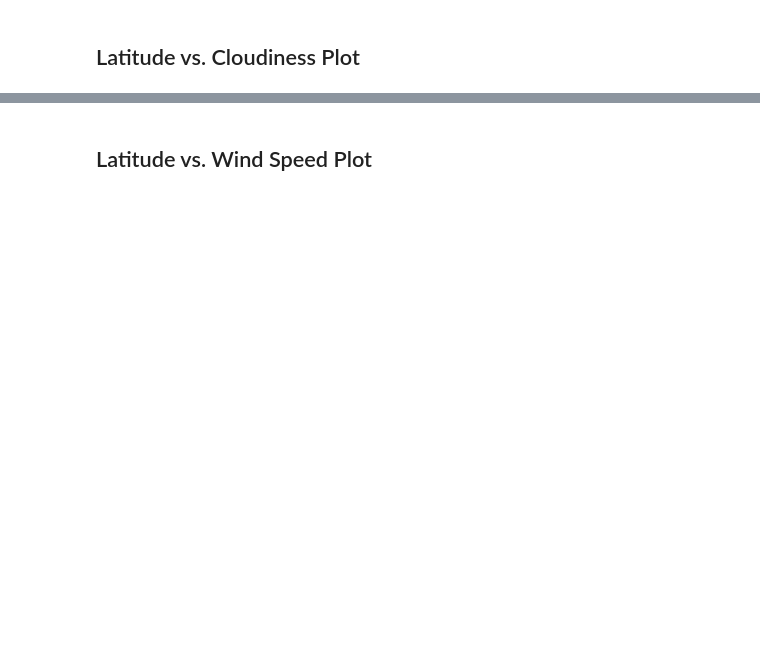
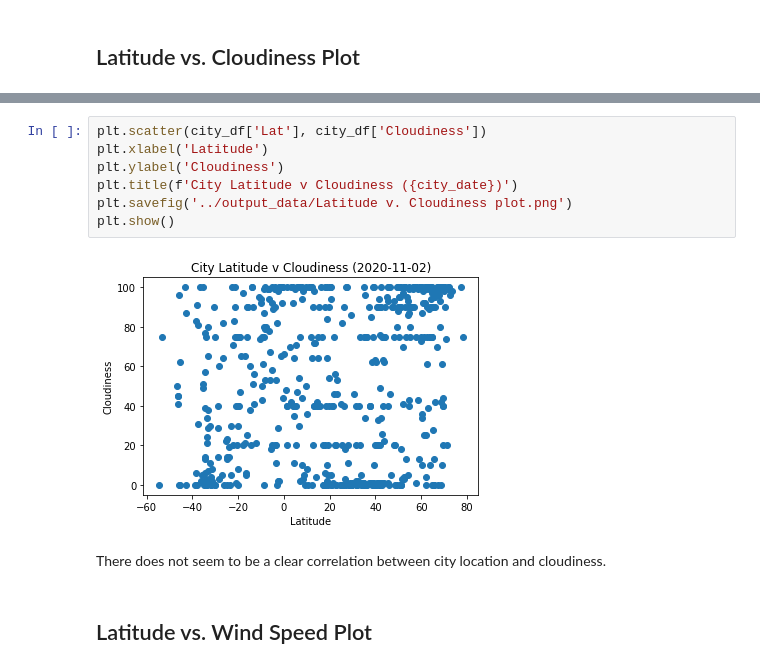
Before and after one commit to staceywai/python-api-challenge, a Jupyter notebook: WeatherPy/WeatherPy.ipynb, the cells around one changed output, grey strips where cells are left out. Drawn from its saved outputs; the diff is of its cells as text; blank space fills up the shorter version.

```diff
--- a/WeatherPy/WeatherPy.ipynb
+++ b/WeatherPy/WeatherPy.ipynb
@@ -148,2 +218,13 @@ Int64Index([], dtype='int64')
+# %%
+plt.scatter(city_df['Lat'], city_df['Cloudiness'])
+plt.xlabel('Latitude')
+plt.ylabel('Cloudiness')
+plt.title(f'City Latitude v Cloudiness ({city_date})')
+plt.savefig('../output_data/Latitude v. Cloudiness plot.png')
+plt.show()
+# %% [output]
+[figure, added]
+# %% [markdown]
+There does not seem to be a clear correlation between city location and cloudiness.
 # %% [markdown]
 ## Latitude vs. Wind Speed Plot
```
Also changed, not shown: parts of 49 cells of this notebook, 14 other files.
